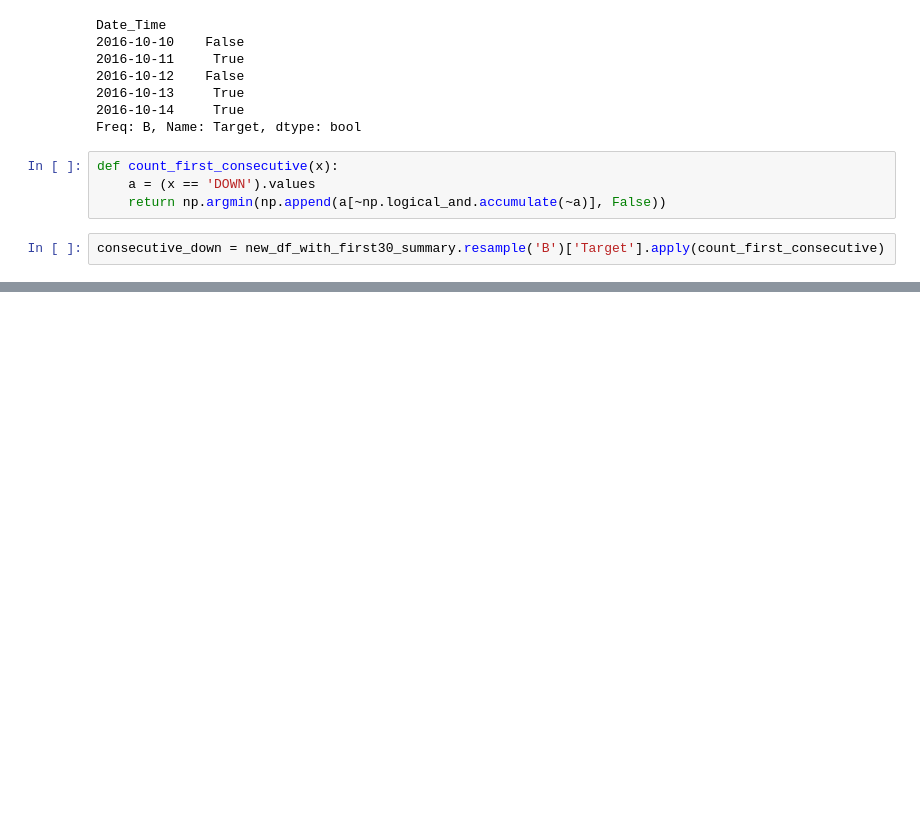
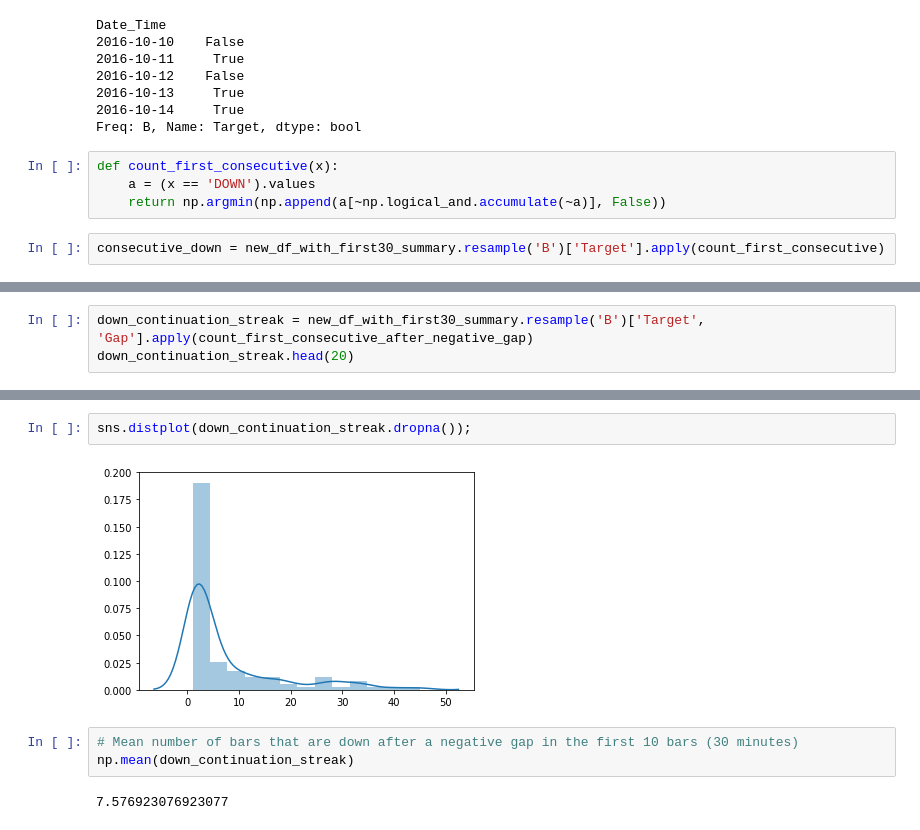
Before and after one commit to zarak/Xrules, a Jupyter notebook: notebooks/Rules.ipynb, the cells around one changed output, grey strips where cells are left out. Drawn from its saved outputs; the diff is of its cells as text; blank space fills up the shorter version.

```diff
--- a/notebooks/Rules.ipynb
+++ b/notebooks/Rules.ipynb
@@ -485,0 +490,3 @@ Name: Target, dtype: int64
+# %%
+down_continuation_streak = new_df_with_first30_summary.resample('B')['Target', 'Gap'].apply(count_first_consecutive_after_negative_gap)
+down_continuation_streak.head(20)
@@ -485,0 +540,9 @@ Name: Target, dtype: int64
+# %%
+sns.distplot(down_continuation_streak.dropna());
+# %% [output]
+[figure, added]
+# %%
+# Mean number of bars that are down after a negative gap in the first 10 bars (30 minutes)
+np.mean(down_continuation_streak)
+# %% [output]
+7.576923076923077
```
Also changed, not shown: parts of 35 cells of this notebook, 1 other file.
